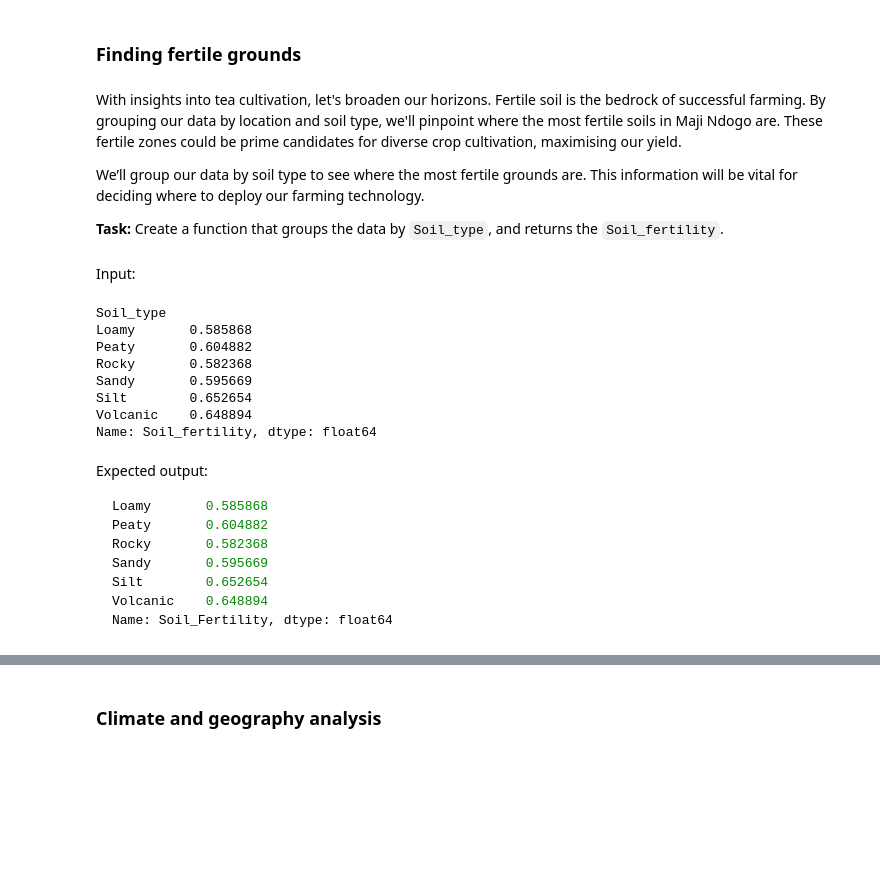
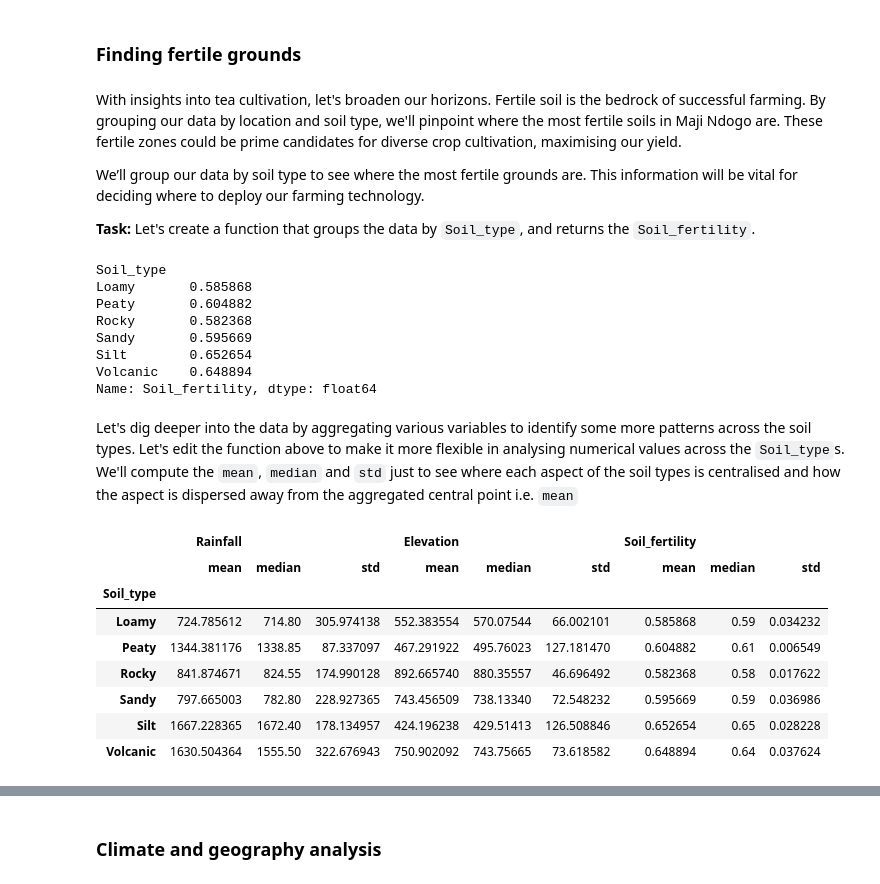
Before and after one commit to kelvinziroh/farm_survey, a Jupyter notebook: notebooks/farm_survey_part_1.ipynb, the cells around one changed output, grey strips where cells are left out. Drawn from its saved outputs; the diff is of its cells as text; code cells hidden in the pictures; blank space fills up the shorter version.

````diff
--- a/notebooks/farm_survey_part_1.ipynb
+++ b/notebooks/farm_survey_part_1.ipynb
@@ -304,5 +332,5 @@ With insights into tea cultivation, let's broaden our horizons. Fertile soil is
 
 We’ll group our data by soil type to see where the most fertile grounds are. This information will be vital for deciding where to deploy our farming technology.
 
-**Task:** Create a function that groups the data by `Soil_type`, and returns the `Soil_fertility`.
+**Task:** Let's create a function that groups the data by `Soil_type`, and returns the `Soil_fertility`.
 # %%
@@ -314,3 +341 @@ def analyse_soil_fertility(df):
-# %% [markdown]
-Input:
 # %%
@@ -324,15 +350,23 @@ Sandy       0.595669
 Silt        0.652654
 Volcanic    0.648894
 Name: Soil_fertility, dtype: float64
-# %% [markdown]
-Expected output:
-```python Soil_Type
-Loamy       0.585868
-Peaty       0.604882
-Rocky       0.582368
-Sandy       0.595669
-Silt        0.652654
-Volcanic    0.648894
-Name: Soil_Fertility, dtype: float64
-```
+# %% [markdown]
+Let's dig deeper into the data by aggregating various variables to identify some more patterns across the soil types. Let's edit the function above to make it more flexible in analysing numerical values across the `Soil_type`s. We'll compute the `mean`, `median` and `std` just to see where each aspect of the soil types is centralised and how the aspect is dispersed away from the aggregated central point i.e. `mean`
+# %%
+def analyse_soil_types(df, *features):
+    # Group the df by the soil type and aggregate by avg of any numeric feature
+    return df.groupby('Soil_type')[list(features)].agg(['mean', 'median', 'std'])
+# %%
+# Return the avg and variance of elevations across soil types
+analyse_soil_types(MD_agric_df, 'Rainfall', 'Elevation', 'Soil_fertility')
+# %% [output]
+|  | Rainfall |  |  | Elevation |  |  | Soil_fertility |  |  |
+|  | mean | median | std | mean | median | std | mean | median | std |
+| Soil_type |  |  |  |  |  |  |  |  |  |
+| Loamy | 724.785612 | 714.80 | 305.974138 | 552.383554 | 570.07544 | 66.002101 | 0.585868 | 0.59 | 0.034232 |
+| Peaty | 1344.381176 | 1338.85 | 87.337097 | 467.291922 | 495.76023 | 127.181470 | 0.604882 | 0.61 | 0.006549 |
+| Rocky | 841.874671 | 824.55 | 174.990128 | 892.665740 | 880.35557 | 46.696492 | 0.582368 | 0.58 | 0.017622 |
+| Sandy | 797.665003 | 782.80 | 228.927365 | 743.456509 | 738.13340 | 72.548232 | 0.595669 | 0.59 | 0.036986 |
+| Silt | 1667.228365 | 1672.40 | 178.134957 | 424.196238 | 429.51413 | 126.508846 | 0.652654 | 0.65 | 0.028228 |
+| Volcanic | 1630.504364 | 1555.50 | 322.676943 | 750.902092 | 743.75665 | 73.618582 | 0.648894 | 0.64 | 0.037624 |
 # %% [markdown]
````
Also changed, not shown: parts of 70 cells of this notebook.
